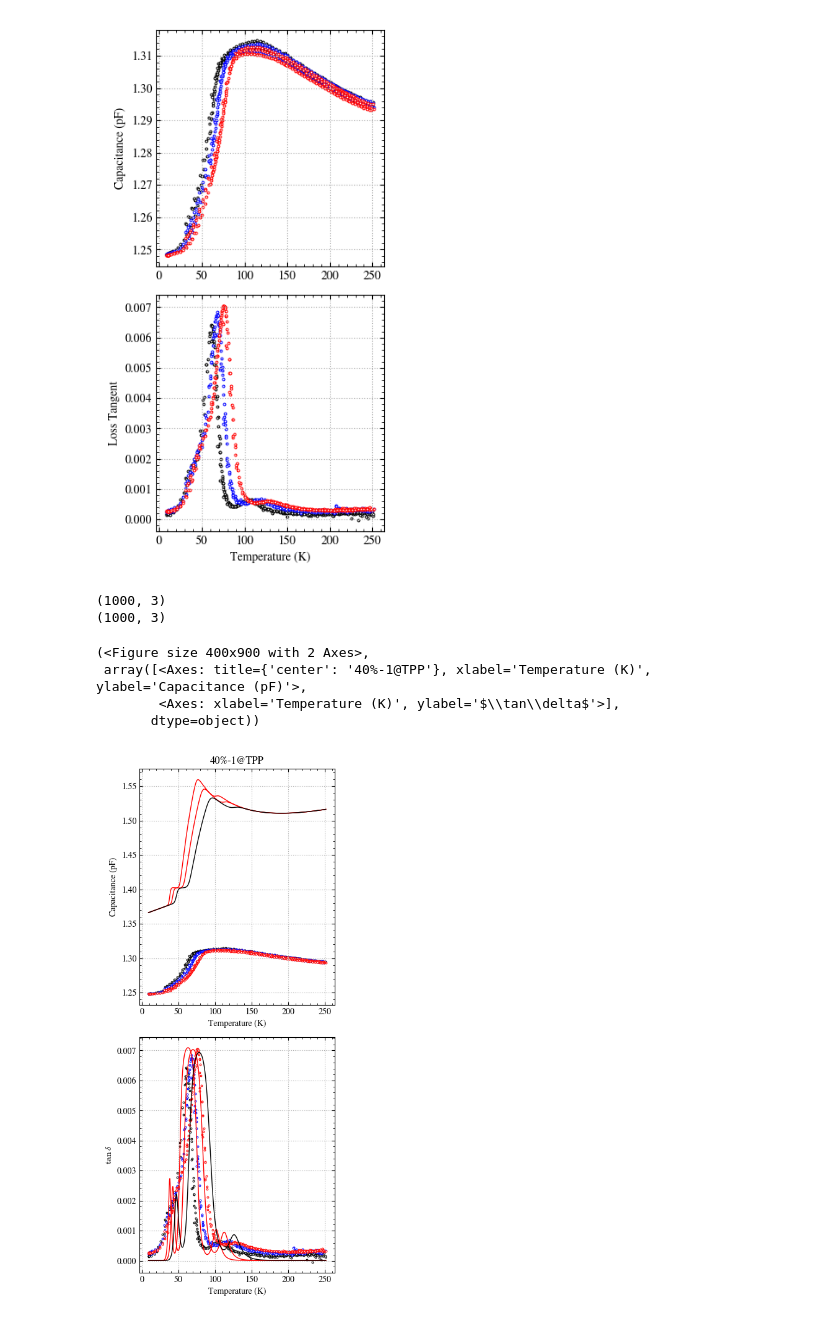
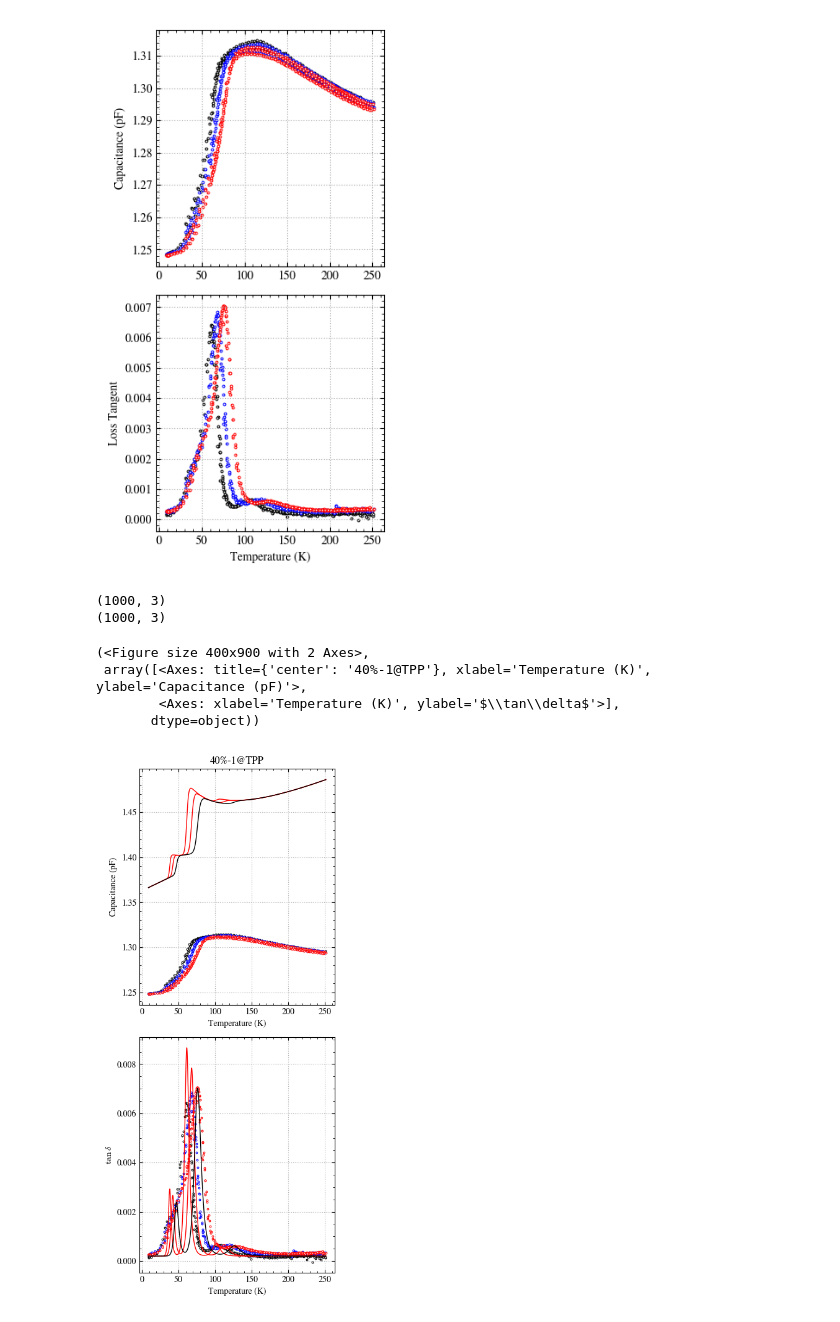
Before and after one commit to ttortorici/fitting, a Jupyter notebook: test_debye33.ipynb, the cells around one changed output. Cells and saved outputs as stored; diff of their text form; code cells hidden in the pictures.

```diff
--- a/test_debye33.ipynb
+++ b/test_debye33.ipynb
@@ -24,16 +24,19 @@ Loaded data with shape: (358, 18).
 # %%
 fit = Debye33(data, "40%-1@TPP")
 fit.bare0 = 1
-fit.populations2 = 1.1
+fit.set_population(1, 1)
+fit.set_population(2, 5)
+fit.set_population(3, .5)
 fit.activation_energy1 = 900
-fit.activation_energy2 = 1500
+fit.activation_energy2 = 1450
 fit.activation_energy3 = 2400
+fit.td0 = 2e-4
 fit.show_fit()
 # %% [output]
 (1000, 3)
 (1000, 3)
 (<Figure size 400x900 with 2 Axes>,
  array([<Axes: title={'center': '40%-1@TPP'}, xlabel='Temperature (K)', ylabel='Capacitance (pF)'>,
         <Axes: xlabel='Temperature (K)', ylabel='$\\tan\\delta$'>],
        dtype=object))
-[figure, old version]
+[figure, new version]
```
